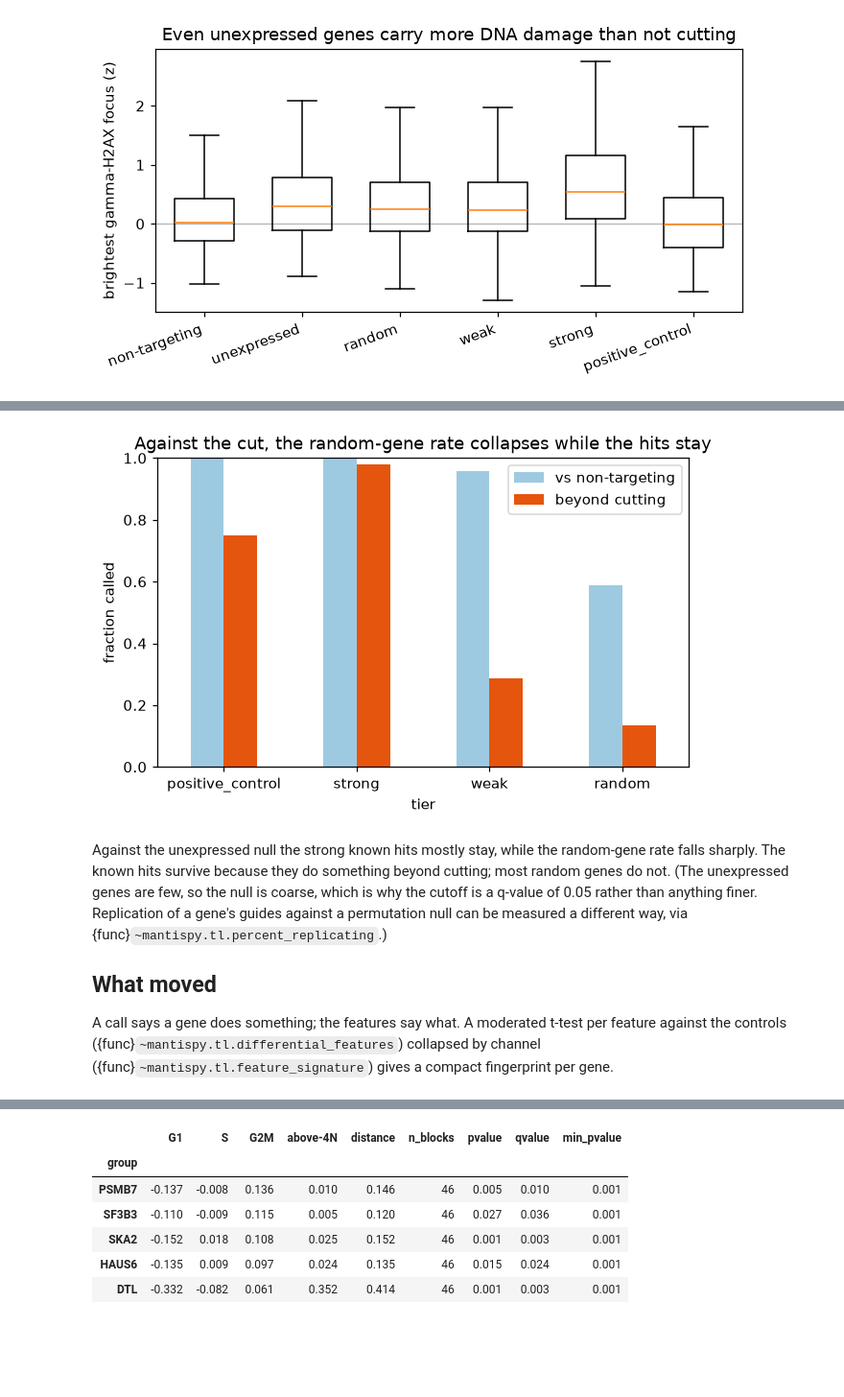
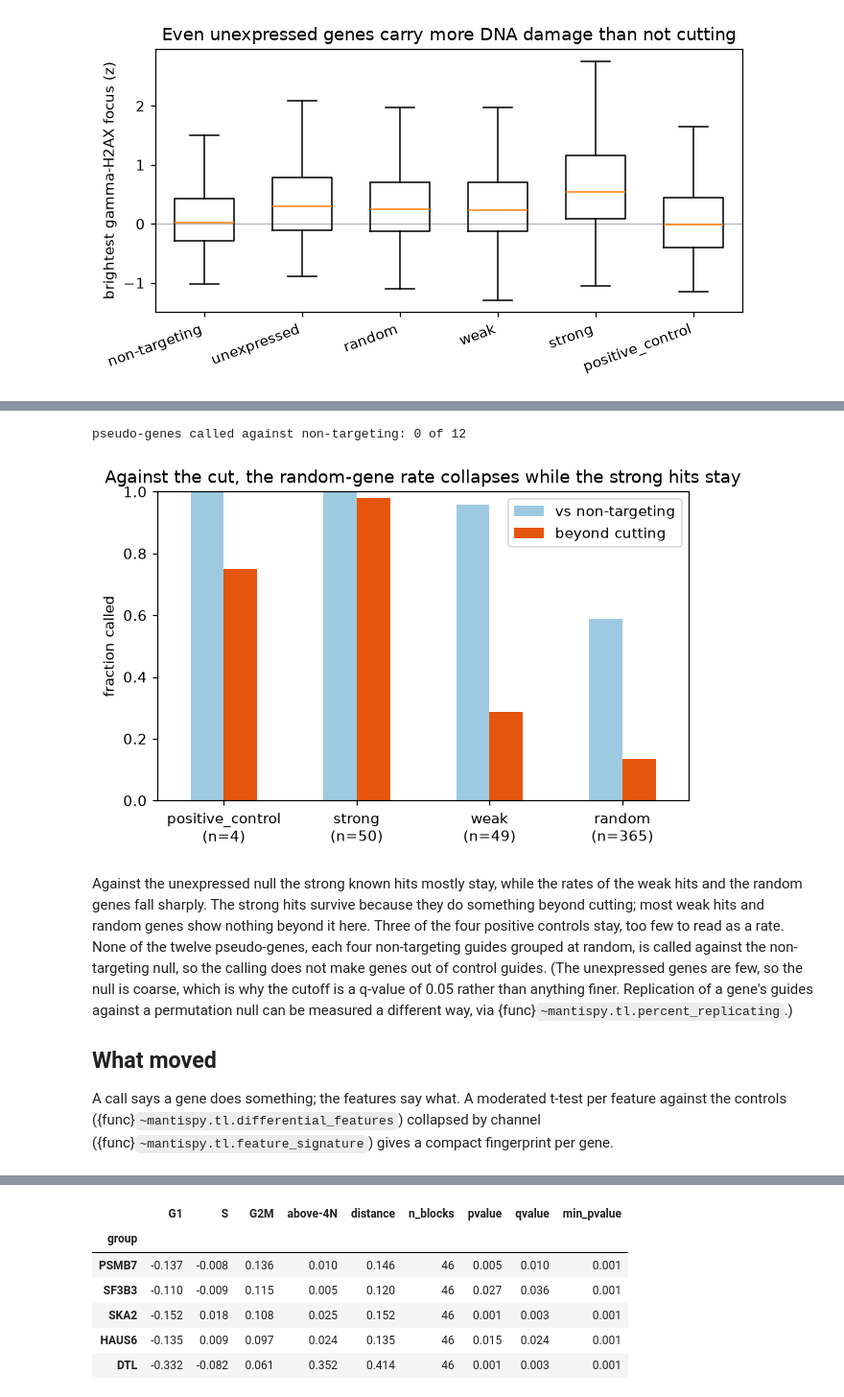
Before and after one commit to scverse/mantispy, a Jupyter notebook: docs/case_studies/optical_pooled_screens.ipynb, the cells around one changed output, grey strips where cells are left out. Shown at 96% size. Cells and saved outputs as stored; diff of their text form; code cells hidden in the pictures; blank space fills up the shorter version.

```diff
--- a/docs/case_studies/optical_pooled_screens.ipynb
+++ b/docs/case_studies/optical_pooled_screens.ipynb
@@ -157,7 +157,7 @@ def plot_rates(rates):
     ax = rates.plot.bar(figsize=(6.5, 3.8), color=["#9ecae1", "#e6550d"], rot=0)
     ax.set_ylabel("fraction called")
     ax.set_ylim(0, 1)
-    ax.set_title("Against the cut, the random-gene rate collapses while the hits stay")
+    ax.set_title("Against the cut, the random-gene rate collapses while the strong hits stay")
     ax.legend()
     plt.show()
 
@@ -321,11 +329,15 @@ split at random so the activity scale is set on one half and the null on the oth
 # %%
-guides = mt.tl.aggregate(adata, by=("Metadata_Guide",), func="median", min_cells=1)
+guides = mt.tl.aggregate(adata, by=("Metadata_sgRNA",), func="median", min_cells=1)
 go = guides.obs
-ntc = np.sort(go.loc[go["Metadata_Control_Type"] == "negcon", "Metadata_Guide"].astype(str).unique())
+ntc = np.sort(go.loc[go["Metadata_Control_Type"] == "negcon", "Metadata_sgRNA"].astype(str).unique())
 roll = np.random.default_rng(SEED).permutation(ntc)
 role = dict.fromkeys(roll[:100], "ntc_scale") | dict.fromkeys(roll[100:200], "nontargeting")
 role |= {guide: f"PSEUDO{i // 4:02d}" for i, guide in enumerate(roll[200:248])}
-assigned = go["Metadata_Guide"].astype(str).map(role)
+assigned = go["Metadata_sgRNA"].astype(str).map(role)
 go["Analysis_Group"] = np.where(assigned.notna(), assigned, go["Metadata_Gene"].astype(str))
 guides.X = np.nan_to_num(guides.X)
+hu = guides.var_names.str.contains("HuMoment")
+print(
+    f"largest |value| over guides: Hu moments {np.abs(guides.X[:, hu]).max():.1f}, other features {np.abs(guides.X[:, ~hu]).max():.1f}"
+)
 sc.pp.pca(guides, n_comps=50, random_state=SEED)
@@ -349,15 +365,23 @@ genes["beyond_cutting"] = beyond["is_hit"].reindex(genes.index).astype("boolean"
 # %%
 tested = genes[~genes["unexpressed"]]
 rates = tested.groupby("tier").agg(
     **{"vs non-targeting": ("is_hit", "mean"), "beyond cutting": ("beyond_cutting", "mean")}
 )
 rates = rates.reindex(["positive_control", "strong", "weak", "random"]).dropna(how="all")
+count = tested["tier"].value_counts()
+rates.index = [f"{tier}\n(n={count[tier]})" for tier in rates.index]
+pseudo = calls[calls["tier"] == "pseudo-gene"]
+print(f"pseudo-genes called against non-targeting: {int(pseudo['is_hit'].sum())} of {len(pseudo)}")
 plot_rates(rates)
 # %% [output]
+pseudo-genes called against non-targeting: 0 of 12
-[figure, old version]
+[figure, new version]
 # %% [markdown]
-Against the unexpressed null the strong known hits mostly stay, while the random-gene rate falls sharply. The known
-hits survive because they do something beyond cutting; most random genes do not. (The unexpressed genes are few, so
+Against the unexpressed null the strong known hits mostly stay, while the rates of the weak hits and the random genes
+fall sharply. The strong hits survive because they do something beyond cutting; most weak hits and random genes show
+nothing beyond it here. Three of the four positive controls stay, too few to read as a rate. None of the twelve
+pseudo-genes, each four non-targeting guides grouped at random, is called against the non-targeting null, so the
+calling does not make genes out of control guides. (The unexpressed genes are few, so
 the null is coarse, which is why the cutoff is a q-value of 0.05 rather than anything finer. Replication of a
 gene's guides against a permutation null can be measured a different way, via
 {func}`~mantispy.tl.percent_replicating`.)
```
Also changed, not shown: parts of 9 cells of this notebook, 7 other files.
